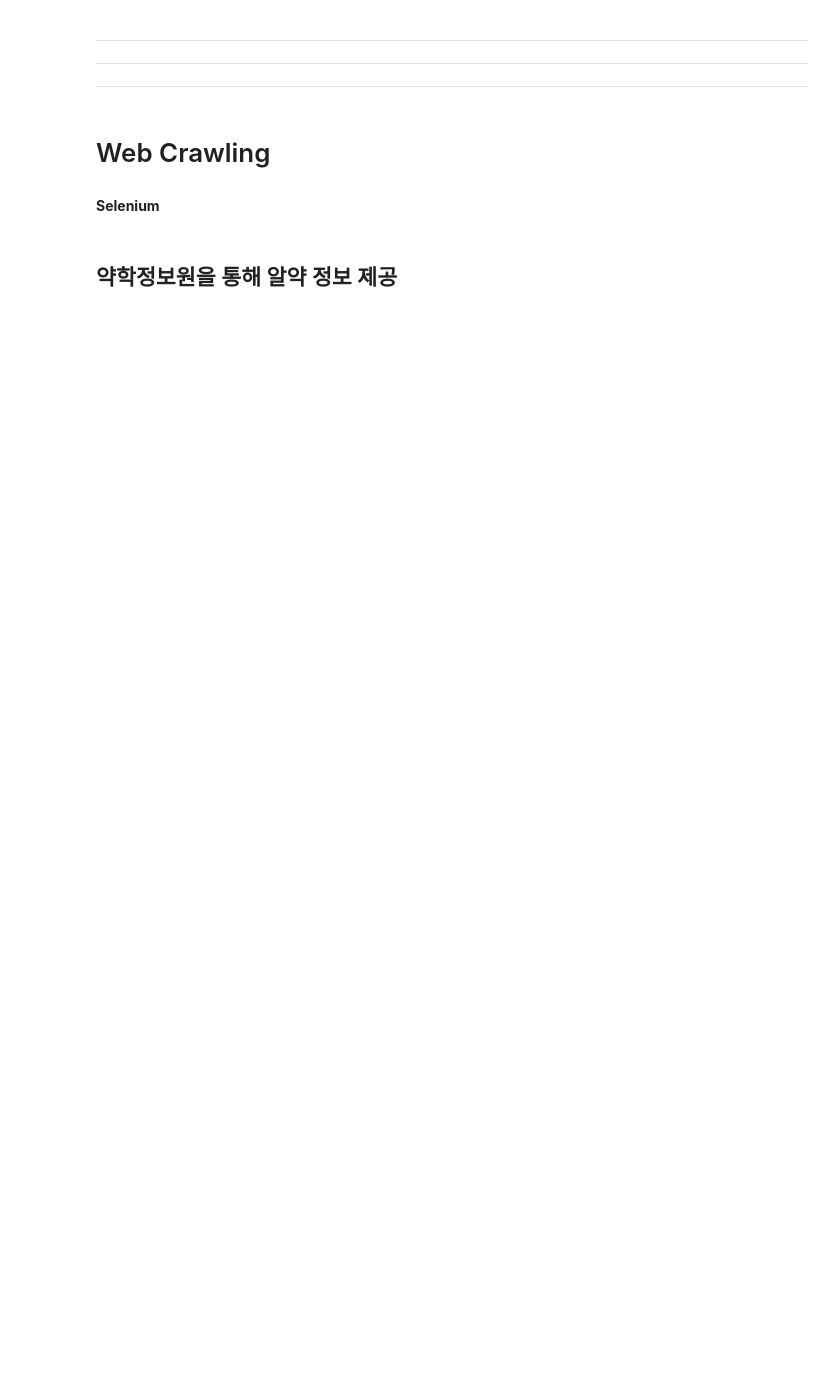
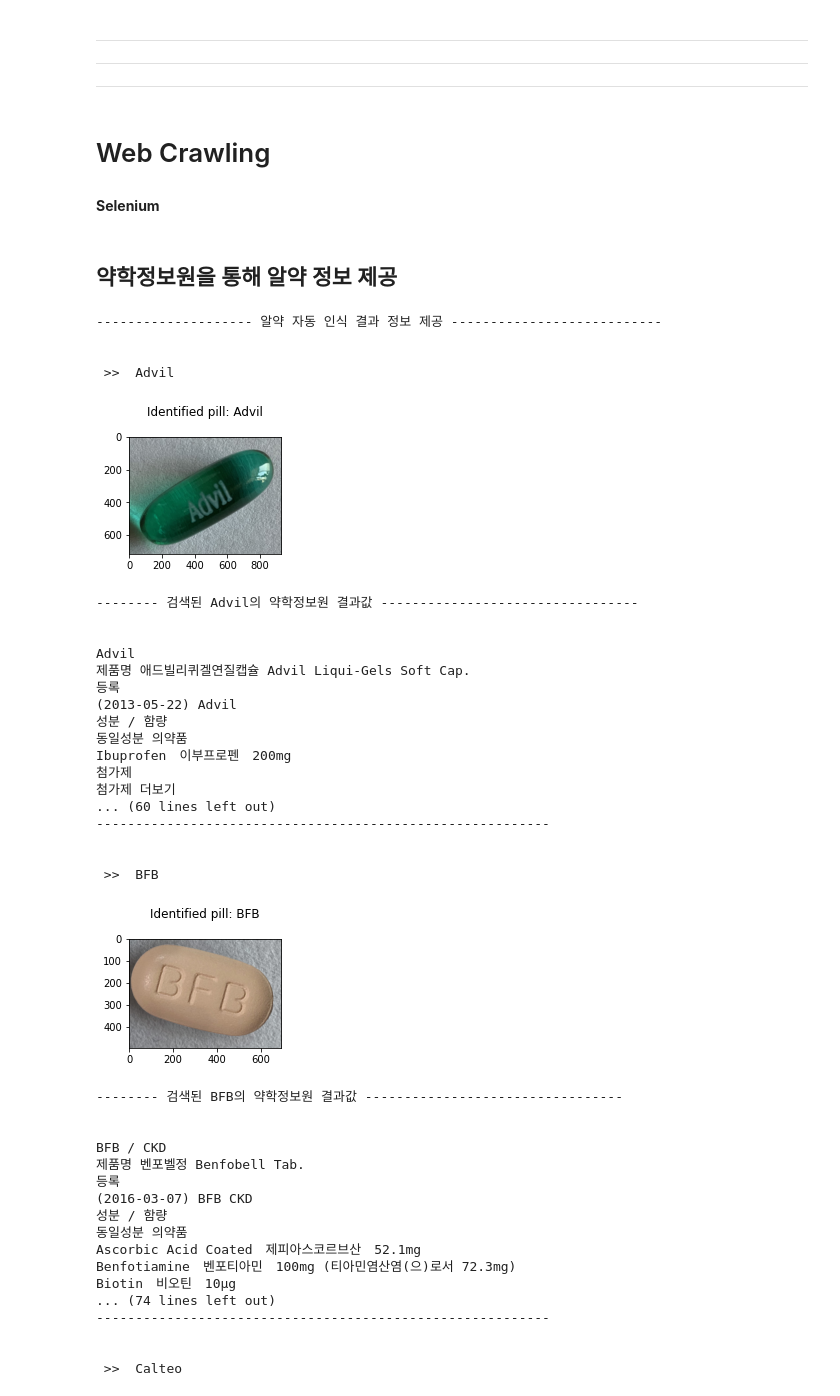
Before and after one commit to jung-youjin/dip-pillow, a Jupyter notebook: colab/(찐)FinalCode_NEW.ipynb, the cells around one changed output. Saved outputs shown, nothing was run; the diff lists cells and outputs as text; code cells hidden in the pictures; blank space fills up the shorter version.

```diff
--- a/colab/(찐)FinalCode_NEW.ipynb
+++ b/colab/(찐)FinalCode_NEW.ipynb
@@ -420,6 +737,8 @@ for line in lines:
   img = cv2.imread('/content/yolov4-custom-functions/detections/crop/testImg/pill_%s.png' %inc, cv2.IMREAD_COLOR) #여기 경로 바꾸기
   imgFile = 'pill_' + str(inc) + '.png'
 
+  img = cv2.cvtColor(img, cv2.COLOR_BGR2RGB)
+
   plotNum = 121
   plt.subplot(plotNum),plt.imshow(img),plt.title('Identified pill: %s' %line)
   plt.show()
@@ -441,30 +760,71 @@ for line in lines:
   searchNumText = searchNum.text
 
   if (searchNumText == "0" or searchNumText == "24306"):
     print("\n-------- 검색된 결과값이 없습니다 --------------\n")
     print("\n***************************************")
     print("\n********* 다시 촬영해 주세요 **********\n")
     print("***************************************\n")
     print("\n----------------------------------------------------------\n")
 
   else:
     result = driver.find_element_by_xpath('/html/body/div[1]/section/section/section/article[2]/article/table[1]/tbody/tr[3]/td[2]')
     pillName = line.rstrip("\n")
     print("\n\n-------- 검색된 %s의 약학정보원 결과값 ---------------------------------\n\n" %pillName)
     print(result.text) #엔터
     page = driver.find_element_by_xpath('/html/body/div[1]/section/section/section/article[2]/article/table[1]/tbody/tr[3]/td[7]').click()
     detail = driver.find_element_by_xpath('/html/body/div[1]/section/section/section/article[1]/div/a[1]').click()
     table = driver.find_element_by_xpath('/html/body/div[2]/section/section/section/article[1]/table')
     print(table.text)
     print("\n----------------------------------------------------------\n")
     # try:
     #     WebDriverWait(browser, 3).until(EC.alert_is_present(),
     #                                 'Timed out waiting for PA creation ' +
     #                                 'confirmation popup to appear.')
 
     #     alert = browser.switch_to.alert
     #     alert.accept()
     #     print("alert accepted")
     # except TimeoutException:
     #     print("no alert")
     #     print(table.text)
+# %% [output]
+-------------------- 알약 자동 인식 결과 정보 제공 ---------------------------
+
+
+ >>  Advil
+[figure, added]
+-------- 검색된 Advil의 약학정보원 결과값 ---------------------------------
+
+
+Advil
+제품명 애드빌리퀴겔연질캡슐 Advil Liqui-Gels Soft Cap.
+등록
+(2013-05-22) Advil
+성분 / 함량
+동일성분 의약품
+Ibuprofen　이부프로펜　200mg
+첨가제
+첨가제 더보기
+... (60 lines left out)
+----------------------------------------------------------
+
+
+ >>  BFB
+[figure, added]
+-------- 검색된 BFB의 약학정보원 결과값 ---------------------------------
+
+
+BFB / CKD
+제품명 벤포벨정 Benfobell Tab.
+등록
+(2016-03-07) BFB CKD
+성분 / 함량
+동일성분 의약품
+Ascorbic Acid Coated　제피아스코르브산　52.1mg
+Benfotiamine　벤포티아민　100mg (티아민염산염(으)로서 72.3mg)
+Biotin　비오틴　10μg
+... (74 lines left out)
+----------------------------------------------------------
+
+
+ >>  Calteo
```
Also changed, not shown: parts of 21 cells of this notebook.
